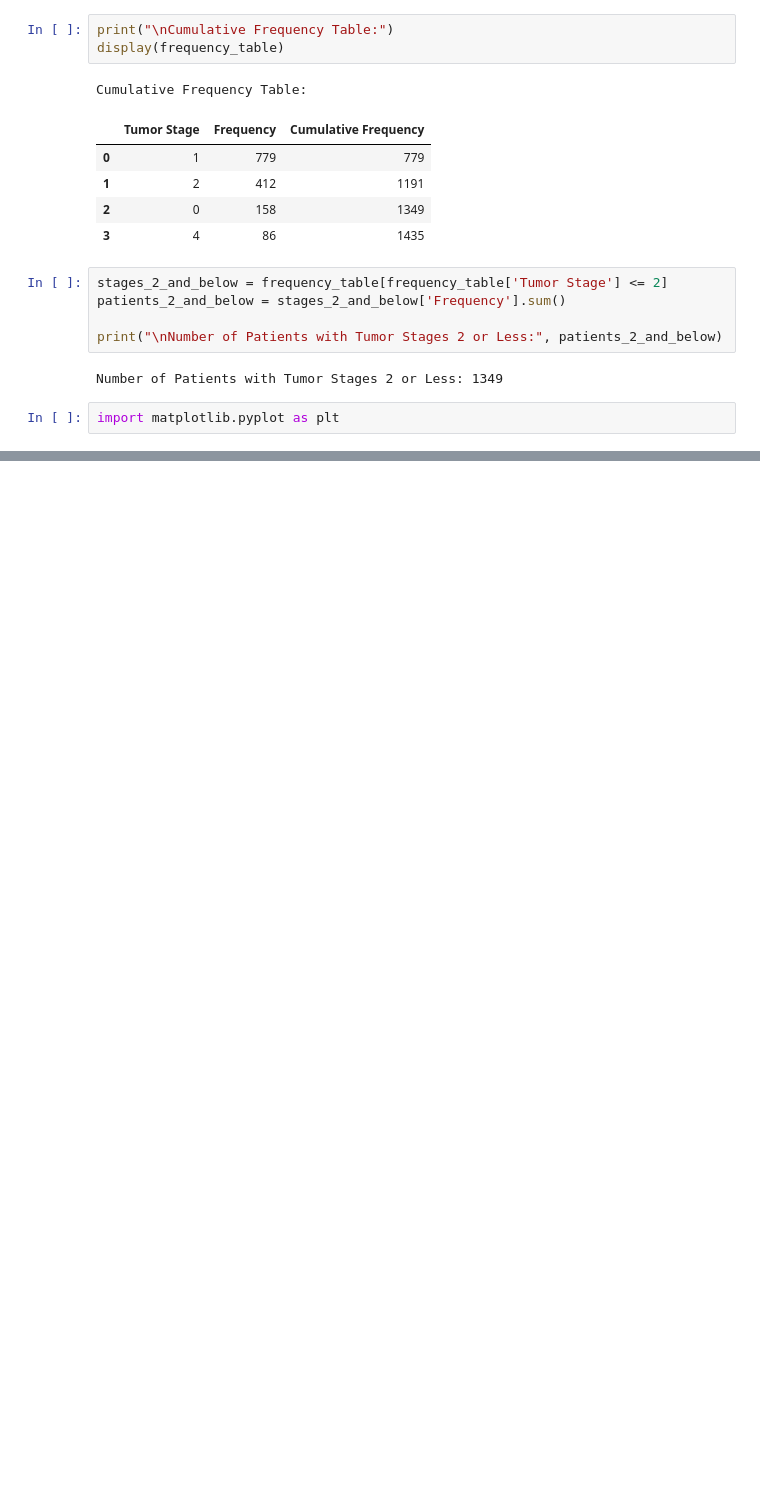
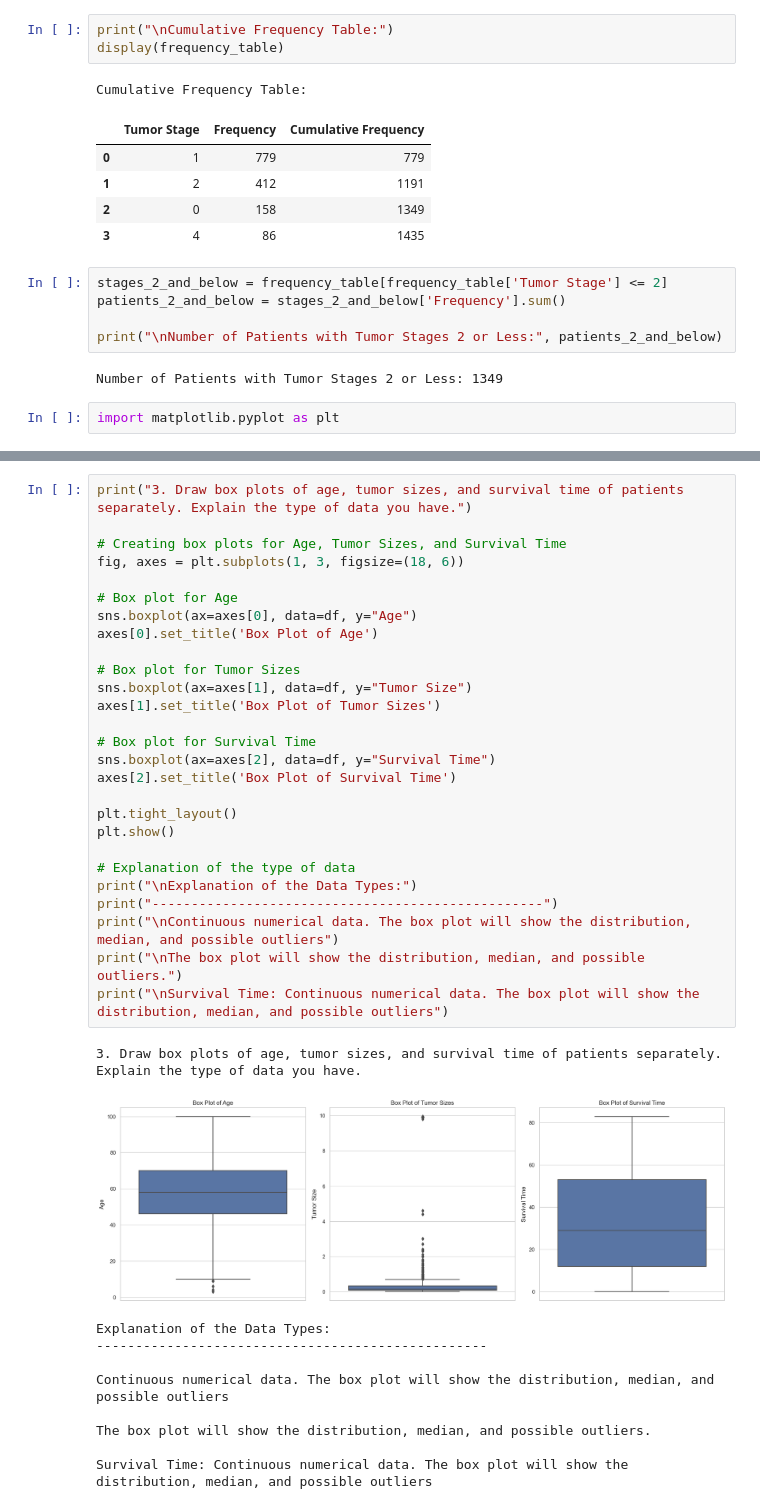
Before and after one commit to elikemk/Cancer-Patient-Anaylysis, a Jupyter notebook: cp.ipynb, the cells around one changed output, grey strips where cells are left out. Cells and saved outputs as stored; diff of their text form; blank space fills up the shorter version.

```diff
--- a/cp.ipynb
+++ b/cp.ipynb
@@ -170,0 +272,38 @@ Number of patients diagnosed with cancer less than 50 years: 165
+# %%
+print("3. Draw box plots of age, tumor sizes, and survival time of patients separately. Explain the type of data you have.")
+
+# Creating box plots for Age, Tumor Sizes, and Survival Time
+fig, axes = plt.subplots(1, 3, figsize=(18, 6))
+
+# Box plot for Age
+sns.boxplot(ax=axes[0], data=df, y="Age")
+axes[0].set_title('Box Plot of Age')
+
+# Box plot for Tumor Sizes
+sns.boxplot(ax=axes[1], data=df, y="Tumor Size")
+axes[1].set_title('Box Plot of Tumor Sizes')
+
+# Box plot for Survival Time
+sns.boxplot(ax=axes[2], data=df, y="Survival Time")
+axes[2].set_title('Box Plot of Survival Time')
+
+plt.tight_layout()
+plt.show()
+
+# Explanation of the type of data
+print("\nExplanation of the Data Types:")
+print("--------------------------------------------------")
+print("\nContinuous numerical data. The box plot will show the distribution, median, and possible outliers")
+print("\nThe box plot will show the distribution, median, and possible outliers.")
+print("\nSurvival Time: Continuous numerical data. The box plot will show the distribution, median, and possible outliers")
+# %% [output]
+3. Draw box plots of age, tumor sizes, and survival time of patients separately. Explain the type of data you have.
+[figure, added]
+Explanation of the Data Types:
+--------------------------------------------------
+
+Continuous numerical data. The box plot will show the distribution, median, and possible outliers
+
+The box plot will show the distribution, median, and possible outliers.
+
+Survival Time: Continuous numerical data. The box plot will show the distribution, median, and possible outliers
```
Also changed, not shown: parts of 14 cells of this notebook.
